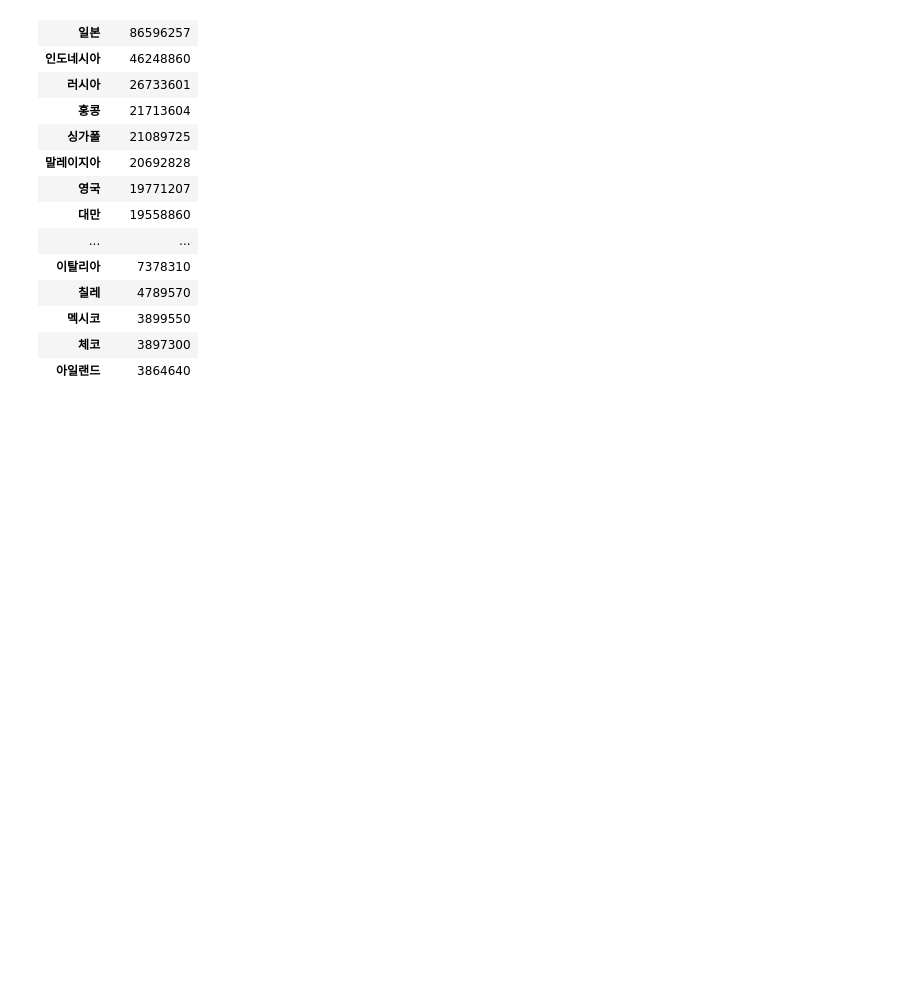
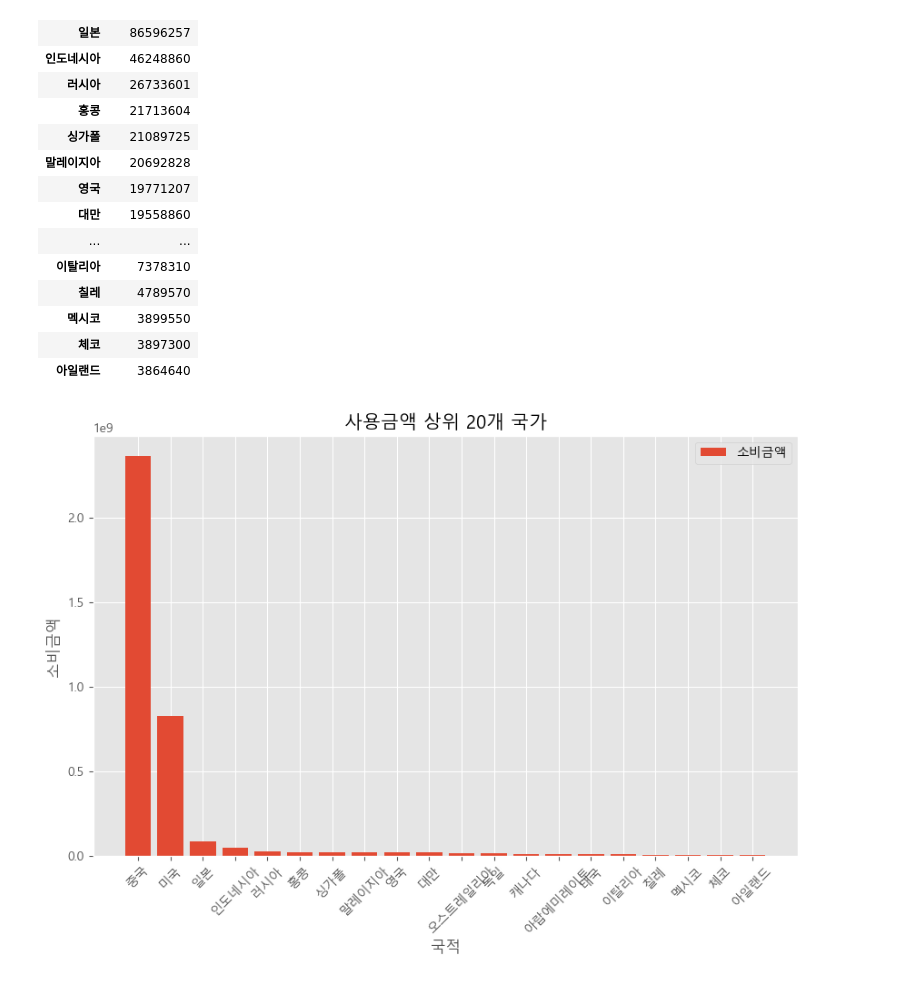
Before and after one commit to wowgang/MachineLearningLecture-2023, a Jupyter notebook: 100.dodo/데이터전처리.ipynb, the cells around one changed output. Saved outputs shown, nothing was run; the diff lists cells and outputs as text; code cells hidden in the pictures; blank space fills up the shorter version.

```diff
--- a/100.dodo/데이터전처리.ipynb
+++ b/100.dodo/데이터전처리.ipynb
@@ -230,3 +228,21 @@ consume_country_top_20
 | 멕시코 | 3899550 |
 | 체코 | 3897300 |
 | 아일랜드 | 3864640 |
+# %%
+consume_country_top_20 = df_new_외국인_업종[['국적명', '사용금액']].groupby('국적명').sum().sort_values(by='사용금액', ascending=False)[0:20]
+
+x = consume_country_top_20.index
+y = consume_country_top_20['사용금액']
+plt.figure(figsize=(10,6))
+# plt.plot(x,y, marker='o', color='green', label='소비금액')
+plt.bar(x,y, label='소비금액')
+
+plt.xlabel('국적')
+plt.ylabel('소비금액')
+plt.title('사용금액 상위 20개 국가')
+plt.xticks(rotation=45)
+plt.legend()
+
+plt.show()
+# %% [output]
+[figure, added]
```
Also changed, not shown: parts of 11 cells of this notebook.
